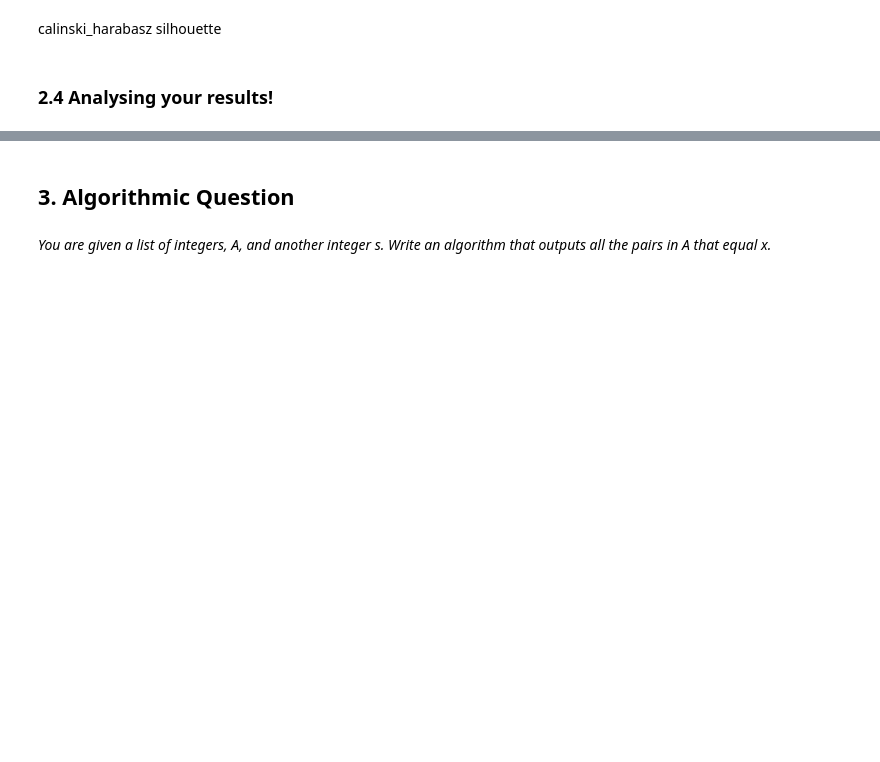
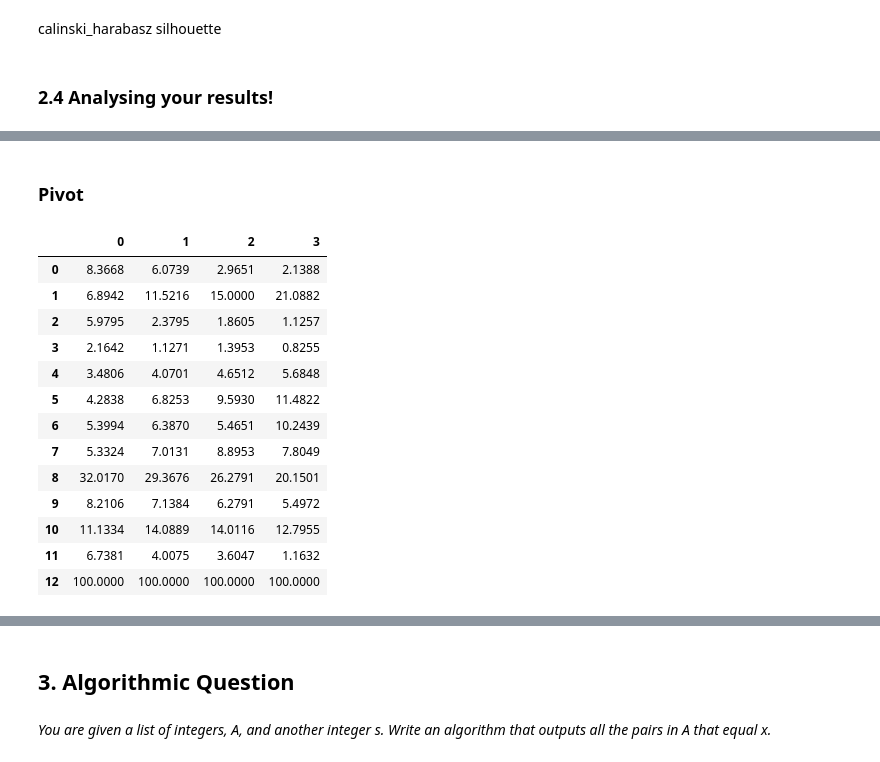
Before and after one commit to michele1783/ADM-HW4, a Jupyter notebook: Homeworkpca.ipynb, the cells around one changed output, grey strips where cells are left out. Drawn from its saved outputs; the diff is of its cells as text; code cells hidden in the pictures; blank space fills up the shorter version.

```diff
--- a/Homeworkpca.ipynb
+++ b/Homeworkpca.ipynb
@@ -748,0 +777,30 @@ b
+# %% [markdown]
+### Pivot
+# %%
+#acoustiness
+t = np.zeros((12,4))
+l = []
+for j in range(0,12):
+    for i in range(0,4):
+        t[j][i] = ((pivot[(pivot.audio_features_acousticness == str(i+1)) & (pivot.Clusters == j+1)].count()[0]))
+
+for i in range(t.shape[1]):
+    t[:,i] = np.around((t[:,i]/sum(t)[i])*100,4)
+acoustiness_pivot = pd.DataFrame(t)
+acoustiness_pivot.loc[12] = sum(t)
+acoustiness_pivot
+# %% [output]
+|  | 0 | 1 | 2 | 3 |
+| 0 | 8.3668 | 6.0739 | 2.9651 | 2.1388 |
+| 1 | 6.8942 | 11.5216 | 15.0000 | 21.0882 |
+| 2 | 5.9795 | 2.3795 | 1.8605 | 1.1257 |
+| 3 | 2.1642 | 1.1271 | 1.3953 | 0.8255 |
+| 4 | 3.4806 | 4.0701 | 4.6512 | 5.6848 |
+| 5 | 4.2838 | 6.8253 | 9.5930 | 11.4822 |
+| 6 | 5.3994 | 6.3870 | 5.4651 | 10.2439 |
+| 7 | 5.3324 | 7.0131 | 8.8953 | 7.8049 |
+| 8 | 32.0170 | 29.3676 | 26.2791 | 20.1501 |
+| 9 | 8.2106 | 7.1384 | 6.2791 | 5.4972 |
+| 10 | 11.1334 | 14.0889 | 14.0116 | 12.7955 |
+| 11 | 6.7381 | 4.0075 | 3.6047 | 1.1632 |
+| 12 | 100.0000 | 100.0000 | 100.0000 | 100.0000 |
```
Also changed, not shown: parts of 13 cells of this notebook.
